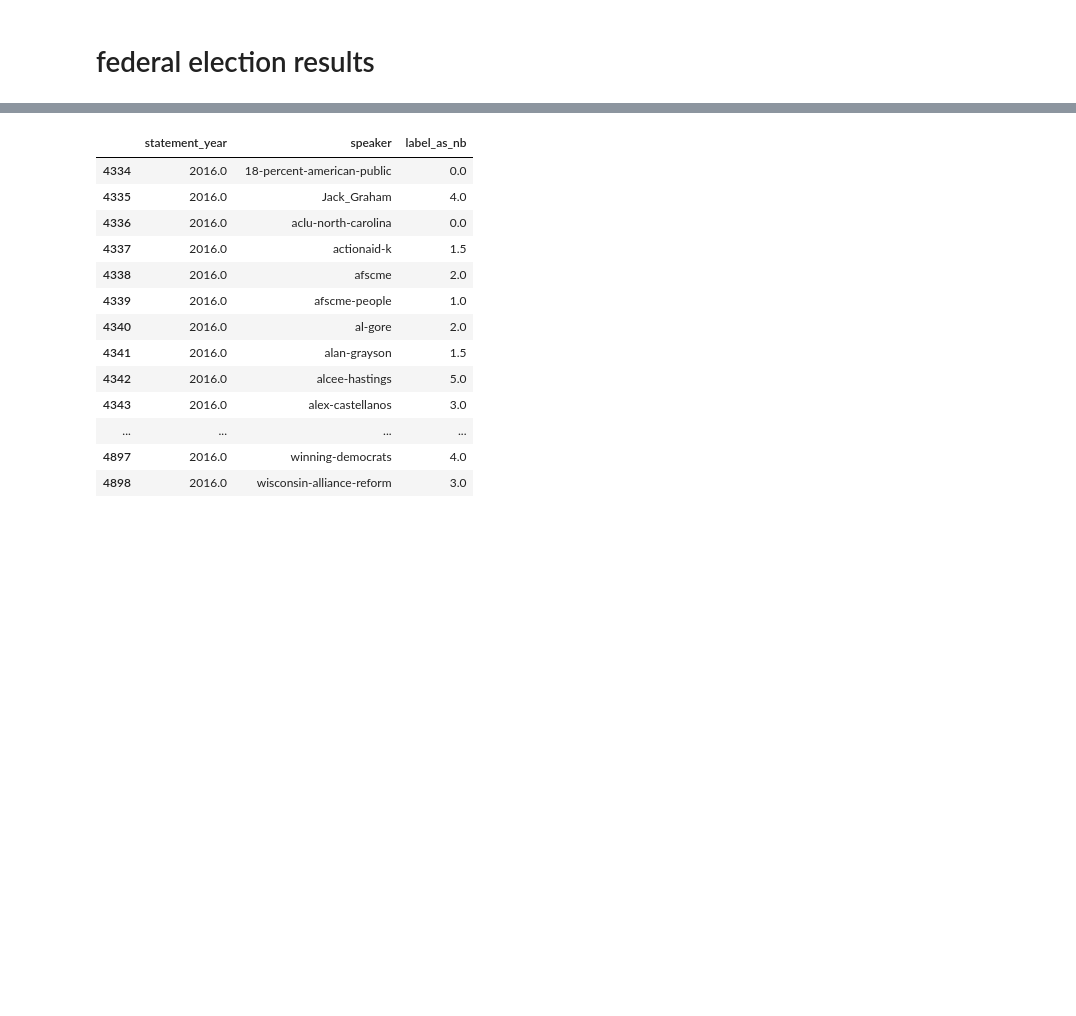
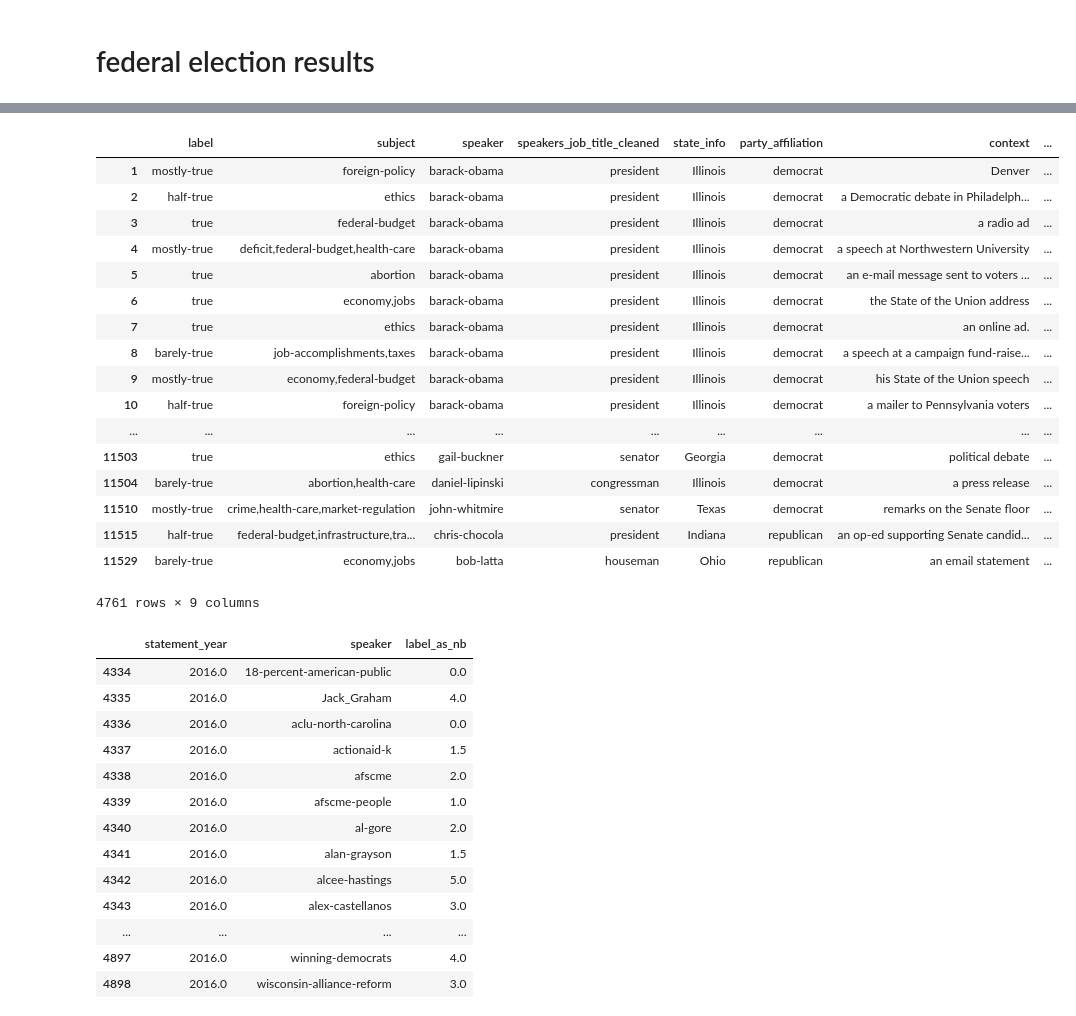
Before and after one commit to ExploringLies/lies-have-short-legs, a Jupyter notebook: notebooks/data analysis.ipynb, the cells around one changed output, grey strips where cells are left out. Drawn from its saved outputs; the diff is of its cells as text; code cells hidden in the pictures; blank space fills up the shorter version.

```diff
--- a/notebooks/data analysis.ipynb
+++ b/notebooks/data analysis.ipynb
@@ -212,3 +252,24 @@ found useful results for 551 people
+# %%
+_t.loc[_t['speakers_job_title_cleaned'].isin(job_titles_of_interest), columns_of_interest]
+# %% [output]
+|  | label | subject | speaker | speakers_job_title_cleaned | state_info | party_affiliation | context | ... |
+| 1 | mostly-true | foreign-policy | barack-obama | president | Illinois | democrat | Denver | ... |
+| 2 | half-true | ethics | barack-obama | president | Illinois | democrat | a Democratic debate in Philadelph... | ... |
+| 3 | true | federal-budget | barack-obama | president | Illinois | democrat | a radio ad | ... |
+| 4 | mostly-true | deficit,federal-budget,health-care | barack-obama | president | Illinois | democrat | a speech at Northwestern University | ... |
+| 5 | true | abortion | barack-obama | president | Illinois | democrat | an e-mail message sent to voters ... | ... |
+| 6 | true | economy,jobs | barack-obama | president | Illinois | democrat | the State of the Union address | ... |
+| 7 | true | ethics | barack-obama | president | Illinois | democrat | an online ad. | ... |
+| 8 | barely-true | job-accomplishments,taxes | barack-obama | president | Illinois | democrat | a speech at a campaign fund-raise... | ... |
+| 9 | mostly-true | economy,federal-budget | barack-obama | president | Illinois | democrat | his State of the Union speech | ... |
+| 10 | half-true | foreign-policy | barack-obama | president | Illinois | democrat | a mailer to Pennsylvania voters | ... |
+| ... | ... | ... | ... | ... | ... | ... | ... | ... |
+| 11503 | true | ethics | gail-buckner | senator | Georgia | democrat | political debate | ... |
+| 11504 | barely-true | abortion,health-care | daniel-lipinski | congressman | Illinois | democrat | a press release | ... |
+| 11510 | mostly-true | crime,health-care,market-regulation | john-whitmire | senator | Texas | democrat | remarks on the Senate floor | ... |
+| 11515 | half-true | federal-budget,infrastructure,tra... | chris-chocola | president | Indiana | republican | an op-ed supporting Senate candid... | ... |
+| 11529 | barely-true | economy,jobs | bob-latta | houseman | Ohio | republican | an email statement | ... |
+4761 rows × 9 columns
 # %%
 def label_to_nb(l):
     return ['true', 'mostly-true', 'half-true', 'barely-true', 'false', 'pants-fire'].index(l)
```
Also changed, not shown: parts of 27 cells of this notebook, 2 other files.
